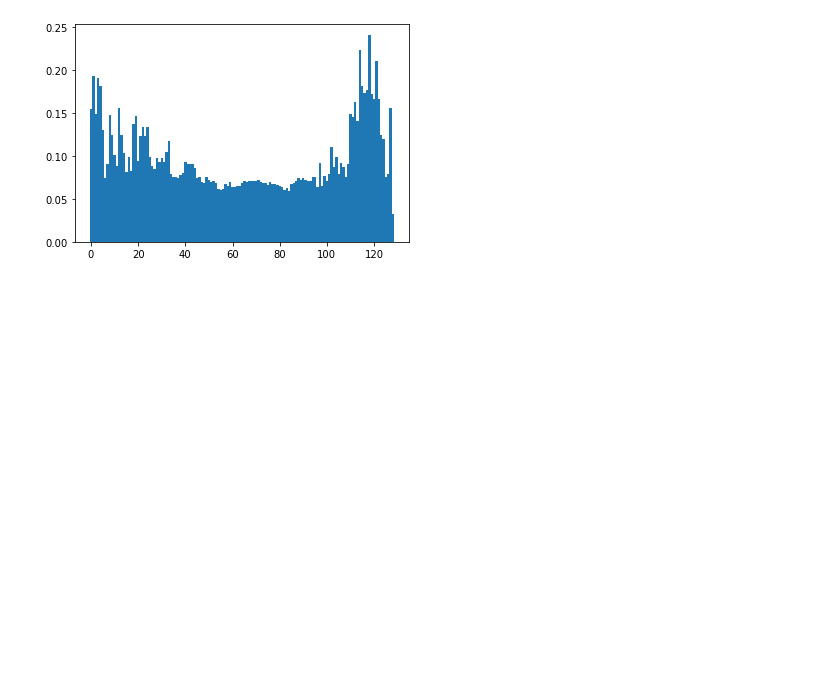
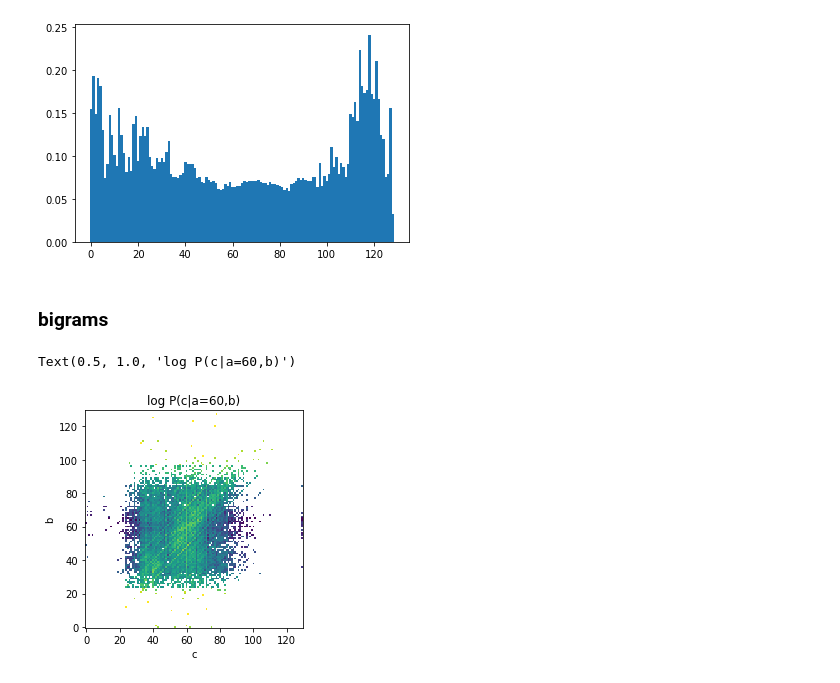
Before and after one commit to Intelligent-Instruments-Lab/iil-python-tools, a Jupyter notebook: notebook/midi.ipynb, the cells around one changed output. Saved outputs shown, nothing was run; the diff lists cells and outputs as text; code cells hidden in the pictures; blank space fills up the shorter version.

Commit message:
add bigrams to notebook

```diff
--- a/notebook/midi.ipynb
+++ b/notebook/midi.ipynb
@@ -146,3 +150,19 @@ plt.bar(range(130), probs.max(1).values, width=1)
 # %% [output]
 <BarContainer object of 130 artists>
 [figure]
+# %% [markdown]
+### bigrams
+# %%
+counts = torch.zeros(130,130,130).long()
+for s in tqdm(ds):
+    counts[s[:-2], s[1:-1], s[2:]] += 1
+# %%
+#P(c|a,b)
+probs = counts / counts.sum(-1,keepdims=True)
+plt.imshow(probs[60].log(), origin='lower', interpolation='nearest')
+plt.ylabel('b')
+plt.xlabel('c')
+plt.title('log P(c|a=60,b)')
+# %% [output]
+Text(0.5, 1.0, 'log P(c|a=60,b)')
+[figure, added]
```
Also changed, not shown: parts of 4 cells of this notebook.
